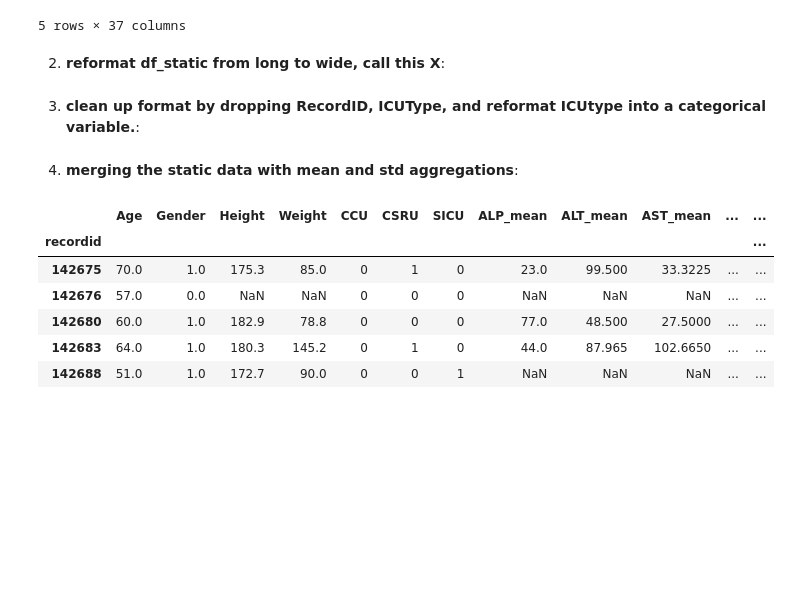
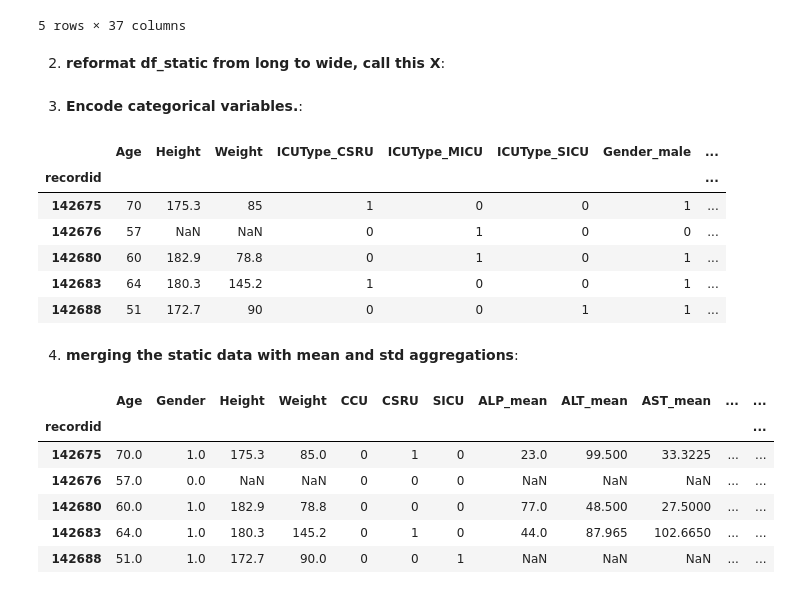
Before and after one commit to geickelb/MIMIC-III_to_Model, a Jupyter notebook: notebooks/workshop_rd4.ipynb, the cells around one changed output. Drawn from its saved outputs; the diff is of its cells as text; code cells hidden in the pictures; blank space fills up the shorter version.

```diff
--- a/notebooks/workshop_rd4.ipynb
+++ b/notebooks/workshop_rd4.ipynb
@@ -542,0 +584,3 @@ df_static = replace_value(df_static, parameter='Gender', replacement=np.nan, thr
+# %%
+df_static= remap_categorical(df_static, 'Gender')
+df_static= remap_categorical(df_static, 'ICUType')
@@ -838,14 +860,33 @@ std_df.head()
 # reformat df_static from long to wide, call this X
 X = df_static.pivot(index='recordid', columns='parameter', values='value').copy() # pivot on parameter so there is one column per parameter
 X.drop('RecordID', axis=1, inplace=True)
-# %% [markdown]
-3. **clean up format by dropping RecordID, ICUType, and reformat ICUtype into a categorical variable.**:
-# %%
-### MICU is ICUType==3, and is used as the reference category
-X['CCU'] = (X['ICUType'] == 1).astype(int)
-X['CSRU'] = (X['ICUType'] == 2).astype(int)
-X['SICU'] = (X['ICUType'] == 4).astype(int)
-X.drop('ICUType', axis=1, inplace=True)
+# %% [markdown]
+3. **Encode categorical variables.**:
+# %%
+def onehotencoder(data, categorical):
+    """
+    function operations:
+    convert categorical columns to proper format
+
+    keyword arguments:
+    data- dataframe where categorical columns need to be spread to dummy variables (dtype= dataframe, required)
+    categorical- list of categorical columns that need onehot encoding (dtype= list of strings, required)
+    """
+
+    data = pd.get_dummies(data, columns = categorical, drop_first=True)
+    return(data)
+# %%
+X= onehotencoder(X, ['ICUType','Gender'])
+# %%
+X.head()
+# %% [output]
+|  | Age | Height | Weight | ICUType_CSRU | ICUType_MICU | ICUType_SICU | Gender_male | ... |
+| recordid |  |  |  |  |  |  |  | ... |
+| 142675 | 70 | 175.3 | 85 | 1 | 0 | 0 | 1 | ... |
+| 142676 | 57 | NaN | NaN | 0 | 1 | 0 | 0 | ... |
+| 142680 | 60 | 182.9 | 78.8 | 0 | 1 | 0 | 1 | ... |
+| 142683 | 64 | 180.3 | 145.2 | 1 | 0 | 0 | 1 | ... |
+| 142688 | 51 | 172.7 | 90 | 0 | 0 | 1 | 1 | ... |
 # %% [markdown]
 4. **merging the static data with mean and std aggregations**:
 # %%
```
Also changed, not shown: parts of 58 cells of this notebook, 4 other files.
